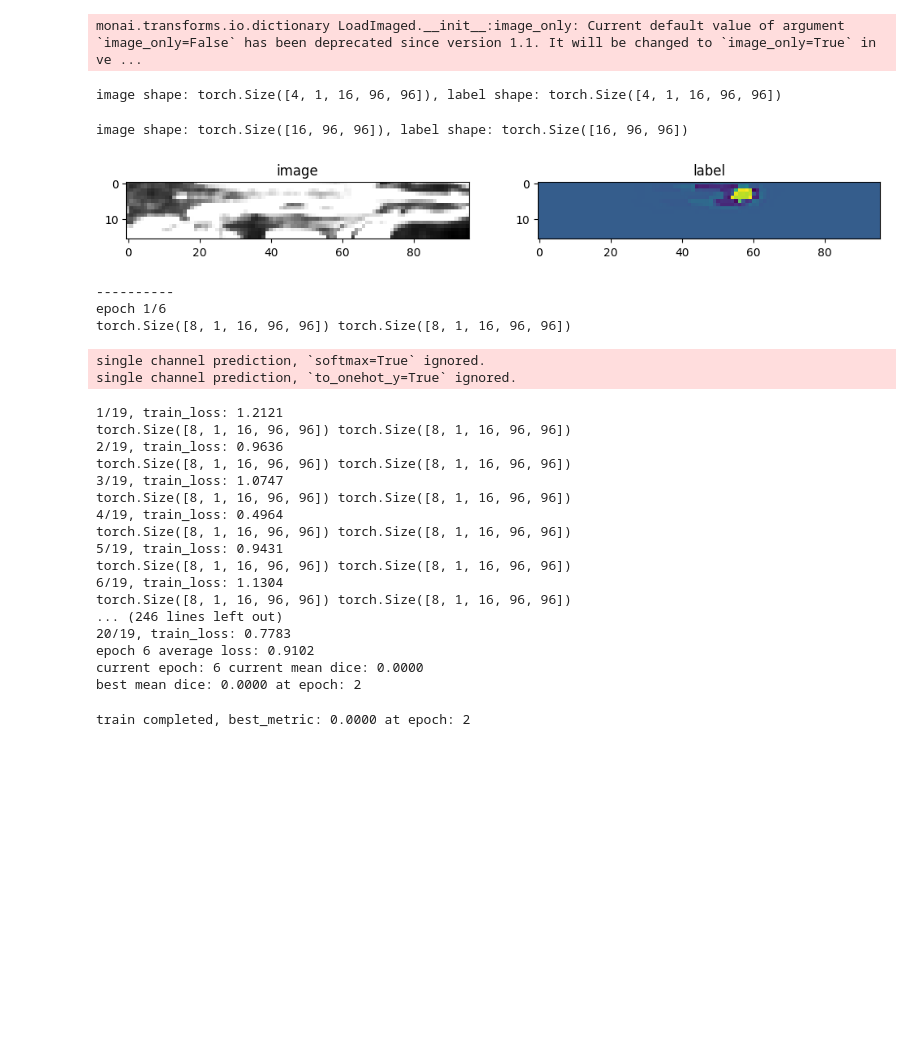
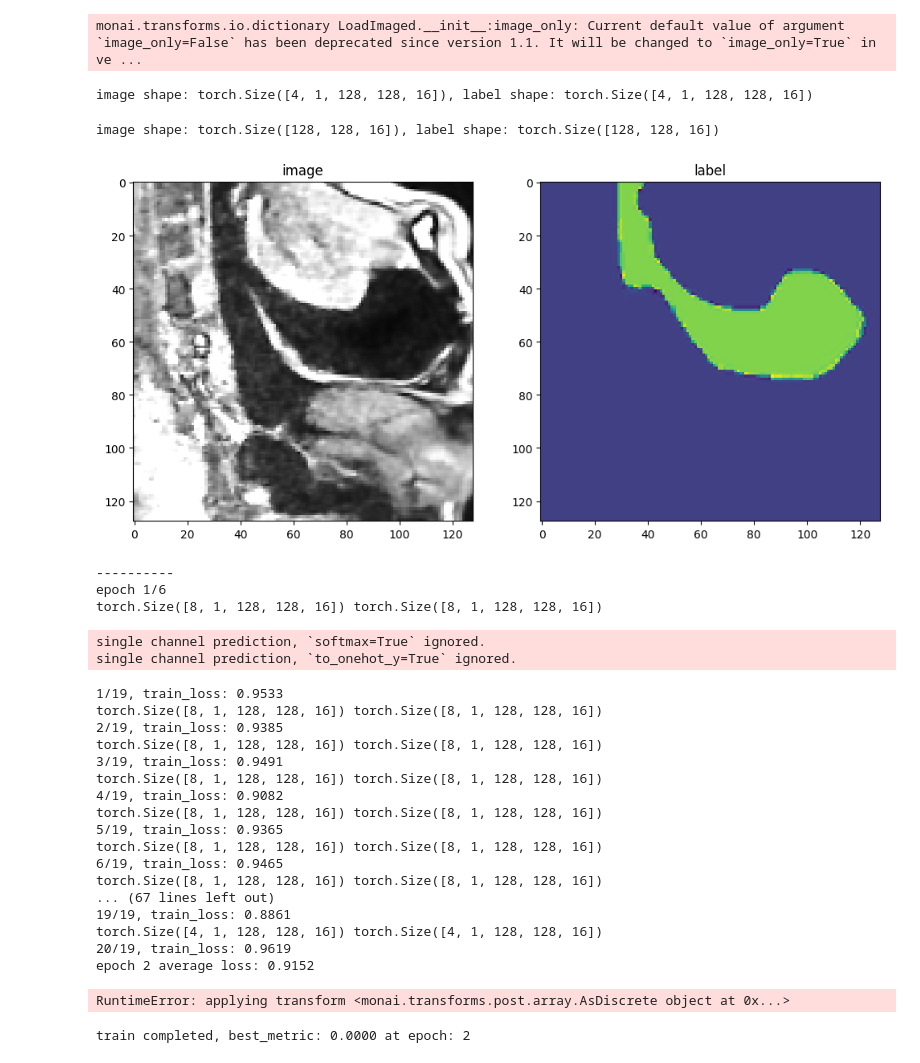
Before and after one commit to eksubin/Comparative-Study-of-3D-2D-Transfer-Learning-UNet, a Jupyter notebook: Unet3D_MRI.ipynb, the cells around one changed output. Drawn from its saved outputs; the diff is of its cells as text; code cells hidden in the pictures; blank space fills up the shorter version.

```diff
--- a/Unet3D_MRI.ipynb
+++ b/Unet3D_MRI.ipynb
@@ -82,21 +83,20 @@ monai.transforms.io.array LoadImage.__init__:image_only: Current default value o
 torch.Size([32, 256, 256])
 # %%
 
-
+from monai.transforms import Transposed
         # Lambdad(keys=['image', 'label'],
         #         func=lambda x: x[0:1]*0.2125 + x[1:2]*0.7154 + x[2:3]*0.0721),
 train_transforms = Compose(
     [
         LoadImaged(keys=["image", "label"], reader="NrrdReader"),
-        # Lambdad(keys=['image', 'label'],
-        #          func=lambda x: x[0:1]*0.2125 + x[1:2]*0.7154 + x[2:3]*0.0721),
+        Transposed(keys=['image', 'label'], indices=[2, 1, 0]),
         EnsureChannelFirstd(keys=["image", "label"]),
         ScaleIntensityRanged(
             keys=["image"],
             a_min=-57,
-            a_max=164,
+            a_max=255,
             b_min=0.0,
-            b_max=1.0,
+            b_max=255.0,
             clip=True,
         ),
         CropForegroundd(keys=["image", "label"], source_key="image"),
@@ -106,7 +106,7 @@ train_transforms = Compose(
         RandCropByPosNegLabeld(
             keys=["image", "label"],
             label_key="label",
-            spatial_size=(16, 96, 96),
+            spatial_size=(128, 128, 16),
             pos=1,
             neg=1,
             num_samples=4,
@@ -125,13 +125,14 @@ train_transforms = Compose(
 val_transforms = Compose(
     [
         LoadImaged(keys=["image", "label"], reader="NrrdReader"),
+        Transposed(keys=['image', 'label'], indices=[2,1,0]),
         EnsureChannelFirstd(keys=["image", "label"]),
         ScaleIntensityRanged(
             keys=["image"],
             a_min=-57,
-            a_max=164,
+            a_max=255,
             b_min=0.0,
-            b_max=1.0,
+            b_max=255.0,
             clip=True,
         ),
         CropForegroundd(keys=["image", "label"], source_key="image"),
@@ -149,25 +150,25 @@ check_data = first(check_loader)
 image, label = (check_data["image"], check_data["label"])
 print(f"image shape: {image.shape}, label shape: {label.shape}")
 # %% [output]
-image shape: torch.Size([4, 1, 16, 96, 96]), label shape: torch.Size([4, 1, 16, 96, 96])
+image shape: torch.Size([4, 1, 128, 128, 16]), label shape: torch.Size([4, 1, 128, 128, 16])
 # %%
 check_ds = Dataset(data=val_files, transform=train_transforms)
 check_loader = DataLoader(check_ds, batch_size=1)
 check_data = first(check_loader)
 image, label = (check_data["image"][0][0], check_data["label"][0][0])
 print(f"image shape: {image.shape}, label shape: {label.shape}")
 # plot the slice [:, :, 80]
 plt.figure("check", (12, 6))
 plt.subplot(1, 2, 1)
 plt.title("image")
-plt.imshow(image[:, :, 15], cmap="gray")
+plt.imshow(image[:, :, 10], cmap="gray")
 plt.subplot(1, 2, 2)
 plt.title("label")
-plt.imshow(label[:, :, 15])
+plt.imshow(label[:, :, 10])
 plt.show()
 # %% [output]
-image shape: torch.Size([16, 96, 96]), label shape: torch.Size([16, 96, 96])
+image shape: torch.Size([128, 128, 16]), label shape: torch.Size([128, 128, 16])
-[figure, old version]
+[figure, new version]
 # %%
 train_ds = CacheDataset(
     data=train_files, transform=train_transforms, cache_rate=1.0, num_workers=4)
@@ -204,8 +205,8 @@ best_metric = -1
 best_metric_epoch = -1
 epoch_loss_values = []
 metric_values = []
-post_pred = Compose([AsDiscrete(argmax=True)])
-post_label = Compose([AsDiscrete()])
+post_pred = Compose([Activations(sigmoid=True), AsDiscrete(argmax=True, to_onehot=1)])
+post_label = Compose([AsDiscrete(to_onehot=1)])
 
 for epoch in range(max_epochs):
     print("-" * 10)
@@ -271,26 +272,27 @@ for epoch in range(max_epochs):
 # %% [output]
 ----------
 epoch 1/6
-torch.Size([8, 1, 16, 96, 96]) torch.Size([8, 1, 16, 96, 96])
+torch.Size([8, 1, 128, 128, 16]) torch.Size([8, 1, 128, 128, 16])
 single channel prediction, `softmax=True` ignored.
 single channel prediction, `to_onehot_y=True` ignored.
-1/19, train_loss: 1.2121
-torch.Size([8, 1, 16, 96, 96]) torch.Size([8, 1, 16, 96, 96])
-2/19, train_loss: 0.9636
-torch.Size([8, 1, 16, 96, 96]) torch.Size([8, 1, 16, 96, 96])
-3/19, train_loss: 1.0747
-torch.Size([8, 1, 16, 96, 96]) torch.Size([8, 1, 16, 96, 96])
-4/19, train_loss: 0.4964
-torch.Size([8, 1, 16, 96, 96]) torch.Size([8, 1, 16, 96, 96])
-5/19, train_loss: 0.9431
-torch.Size([8, 1, 16, 96, 96]) torch.Size([8, 1, 16, 96, 96])
-6/19, train_loss: 1.1304
-torch.Size([8, 1, 16, 96, 96]) torch.Size([8, 1, 16, 96, 96])
-... (246 lines left out)
-20/19, train_loss: 0.7783
-epoch 6 average loss: 0.9102
-current epoch: 6 current mean dice: 0.0000
-best mean dice: 0.0000 at epoch: 2
+1/19, train_loss: 0.9533
+torch.Size([8, 1, 128, 128, 16]) torch.Size([8, 1, 128, 128, 16])
+2/19, train_loss: 0.9385
+torch.Size([8, 1, 128, 128, 16]) torch.Size([8, 1, 128, 128, 16])
+3/19, train_loss: 0.9491
+torch.Size([8, 1, 128, 128, 16]) torch.Size([8, 1, 128, 128, 16])
+4/19, train_loss: 0.9082
+torch.Size([8, 1, 128, 128, 16]) torch.Size([8, 1, 128, 128, 16])
+5/19, train_loss: 0.9365
+torch.Size([8, 1, 128, 128, 16]) torch.Size([8, 1, 128, 128, 16])
+6/19, train_loss: 0.9465
+torch.Size([8, 1, 128, 128, 16]) torch.Size([8, 1, 128, 128, 16])
+... (67 lines left out)
+19/19, train_loss: 0.8861
+torch.Size([4, 1, 128, 128, 16]) torch.Size([4, 1, 128, 128, 16])
+20/19, train_loss: 0.9619
+epoch 2 average loss: 0.9152
+RuntimeError: applying transform <monai.transforms.post.array.AsDiscrete object at 0x...>
 # %%
 print(f"train completed, best_metric: {best_metric:.4f} " f"at epoch: {best_metric_epoch}")
 # %% [output]
```
Also changed, not shown: parts of 4 cells of this notebook.
